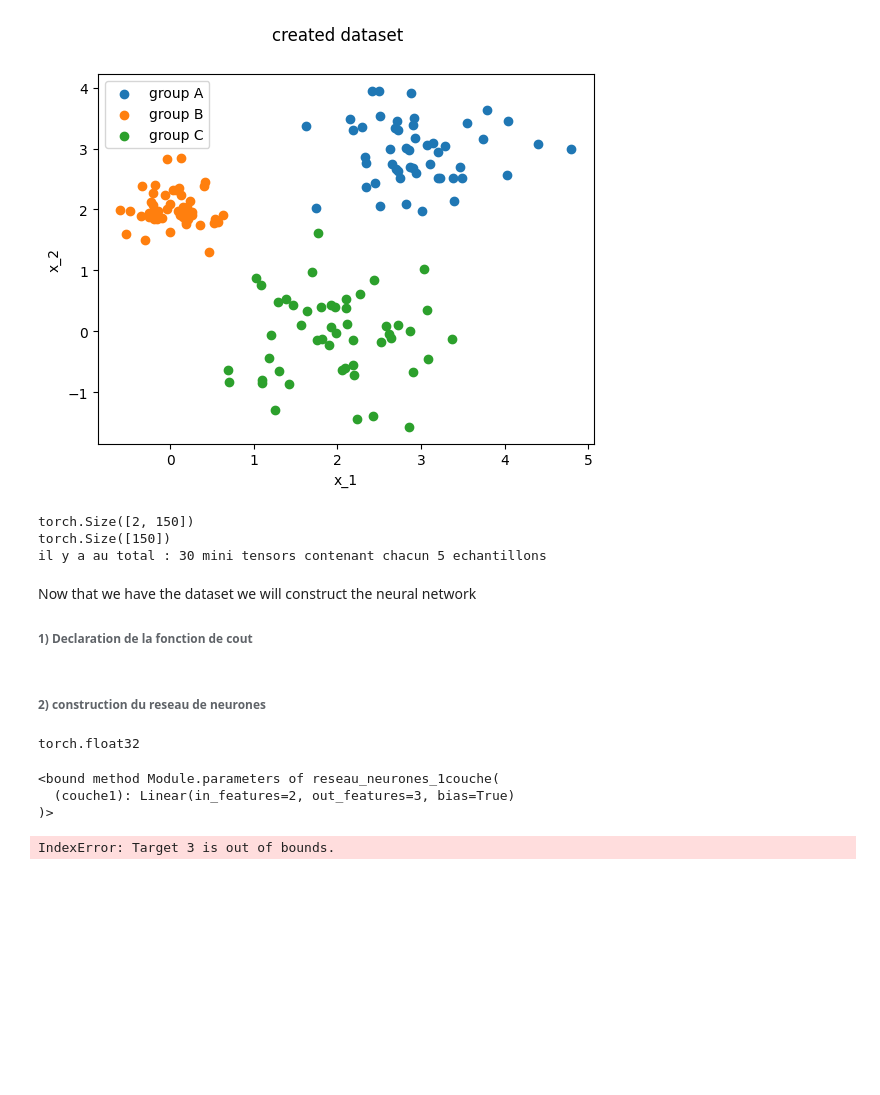
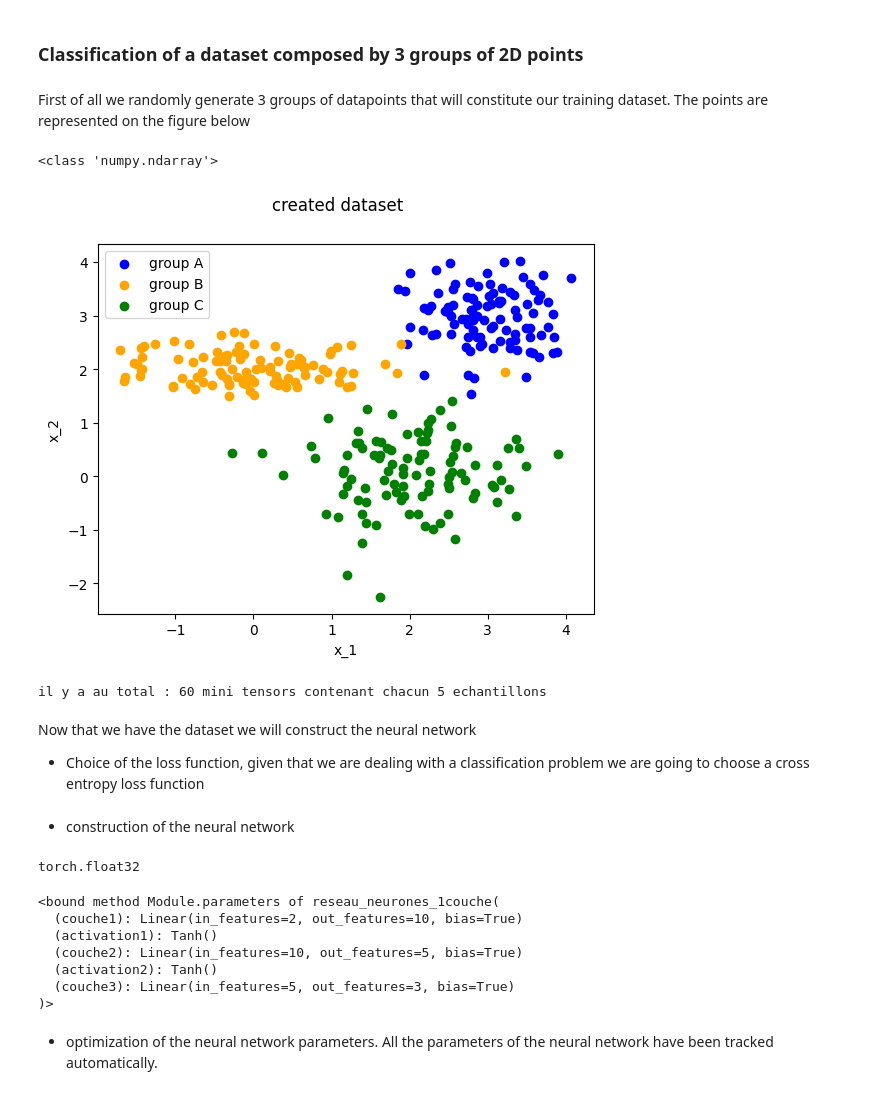
Before and after one commit to MVALEX13/classification_2D_points, a Jupyter notebook: main.ipynb, the cells around one changed output. Cells and saved outputs as stored; diff of their text form; code cells hidden in the pictures; blank space fills up the shorter version.

```diff
--- a/main.ipynb
+++ b/main.ipynb
@@ -1,24 +1,29 @@
+# %% [markdown]
+### Classification of a dataset composed by 3 groups of 2D points
+# %% [markdown]
+First of all we randomly generate 3 groups of datapoints that will constitute our training dataset.
+The points are represented on the figure below
 # %%
 from GenerateData import GenerateData
 from torch.utils.data import DataLoader
 
 # get a homemade dataset
-train_ds = GenerateData()
+nb_points = 100                                                                                 # nb of generated points per group
+train_ds = GenerateData(nb_points)
 
 # utilisation du module DataLoader pour séparer le dataset en plusieurs morceaux (batch size)
 # en fait train_dl sépare le tensor en plusieur tensor de bs lignes. train_dl est donc une liste de tensor
-bs = 5
+bs = 5                                                                                          # batch size
 train_dl = DataLoader(train_ds, batch_size=bs, shuffle=True)
 print(f'il y a au total : {len(train_dl)} mini tensors contenant chacun {bs} echantillons')
 # %% [output]
+<class 'numpy.ndarray'>
-[figure, old version]
+[figure, new version]
-torch.Size([2, 150])
-torch.Size([150])
-il y a au total : 30 mini tensors contenant chacun 5 echantillons
+il y a au total : 60 mini tensors contenant chacun 5 echantillons
-# %% [markdown]
-Now that we have the dataset we will construct the neural network
-
-###### 1) Declaration de la fonction de cout
+# %% [markdown]
+Now that we have the dataset we will construct the neural network
+
+- Choice of the loss function, given that we are dealing with a classification problem we are going to choose a cross entropy loss function
 # %%
 import torch.nn.functional as F              # all the functions defined by torch
 
@@ -26,55 +31,69 @@ loss_fun = F.cross_entropy
-# %% [markdown]
-###### 2) construction du reseau de neurones
+# %% [markdown]
+- construction of the neural network
 # %%
 from torch import nn
 import torch
 
-class reseau_neurones_1couche(nn.Module):           # création de la classe "reseau_neurones" fille de la classe nn.Module
+class reseau_neurones(nn.Module):                # creation of the class "reseau_neuroness" which inherits from the nn.Module class
     def __init__(self):
-        super().__init__()                          # appel du constructeur de la classe parent
-        self.couche1 = nn.Linear(2,3)               # 3 neurones avec des entrées 2D
+        super().__init__()                               # calling the constructor of the parent class
+        self.couche1 = nn.Linear(2,10)                   # 10 neurones in the first layer with 2D data as inputs
+        self.activation1 = nn.Tanh()
+        self.couche2 = nn.Linear(10,5)                   # 5 neurones in the second layeur with 10D data as inputs
+        self.activation2 = nn.Tanh()
+        self.couche3 = nn.Linear(5,3)                    # 3 neurons in the last layer with 5D datas as inputs
         print(self.couche1.weight.dtype)
 
     ## taches réalisées lorsque la fonction "reseau_neurones" est appelée
     def forward(self, xb):
-        xb = xb.to(torch.float32)                   # Pytorch exige que les données d'entrées soient du même type que les éléments de la matrice weight
-        return self.couche1(xb)                     # sortie après passage des données au travers de la couche "couche1"
+        xb = xb.to(torch.float32)                       # Pytorch exige que les données d'entrées soient du même type que les éléments de la matrice weight
+        output = self.couche1(xb)                       # sortie après passage des données au travers de la couche "couche1"
+        output = self.activation1(output)
+        output = self.couche2(output)
+        output = self.activation2(output)
+        output = self.couche3(output)
+        return output
 
 
-model = reseau_neurones_1couche()                   # instanciation d'un objet reseau de neurones
+model = reseau_neurones()                       # instanciation d'un objet reseau de neurones
 model.parameters
 # %% [output]
 torch.float32
 <bound method Module.parameters of reseau_neurones_1couche(
-  (couche1): Linear(in_features=2, out_features=3, bias=True)
+  (couche1): Linear(in_features=2, out_features=10, bias=True)
+  (activation1): Tanh()
+  (couche2): Linear(in_features=10, out_features=5, bias=True)
+  (activation2): Tanh()
+  (couche3): Linear(in_features=5, out_features=3, bias=True)
 )>
+# %% [markdown]
+- optimization of the neural network parameters. All the parameters of the neural network have been tracked automatically.
 # %%
 from torch import optim
 import numpy as np
 
-alpha = 1e-4
+alpha = 8e-5
 optimizer = torch.optim.SGD(model.parameters(),lr = alpha)
 
-nb_it = 100
+nb_it = 10000                                                   # nb of iteration (nb of epochs)
 cost = np.empty(nb_it)
 
-for i in range(nb_it):                             # pour chaque iteration
+for i in range(nb_it):                                          # for each iteration
 
-    for xb,yb in train_dl:                         # pour tous les échantillons
+    for xb,yb in train_dl:                                      # for each batch of the training dataset
 
         # forward step
         y_pred = model(xb)
 
-        #print (y_pred, yb)
 
         # loss computation
-        yb = yb.flatten()
-        yb = yb.type(torch.LongTensor)
+        yb = yb.flatten()                                       # yb must be 1D for Pytorch
+        yb = yb.type(torch.LongTensor)                          # casting imposed by Pytorch, if not bug
 
         J = loss_fun(y_pred, yb)
 
         with torch.no_grad():                # disable the gradient computation tracking
-            cost[i] = J
+            cost[i] += J
 
         # compute the gradient
         J.backward()
@@ -84,5 +103,5 @@ for i in range(nb_it):                             # pour chaque iteration
 
         # cleaning the gradient
         optimizer.zero_grad()                       # same as model.zero_grad()
+
+#print(cost)
-# %% [output]
-IndexError: Target 3 is out of bounds.
```
Also changed, not shown: parts of 5 cells of this notebook, 5 other files.
